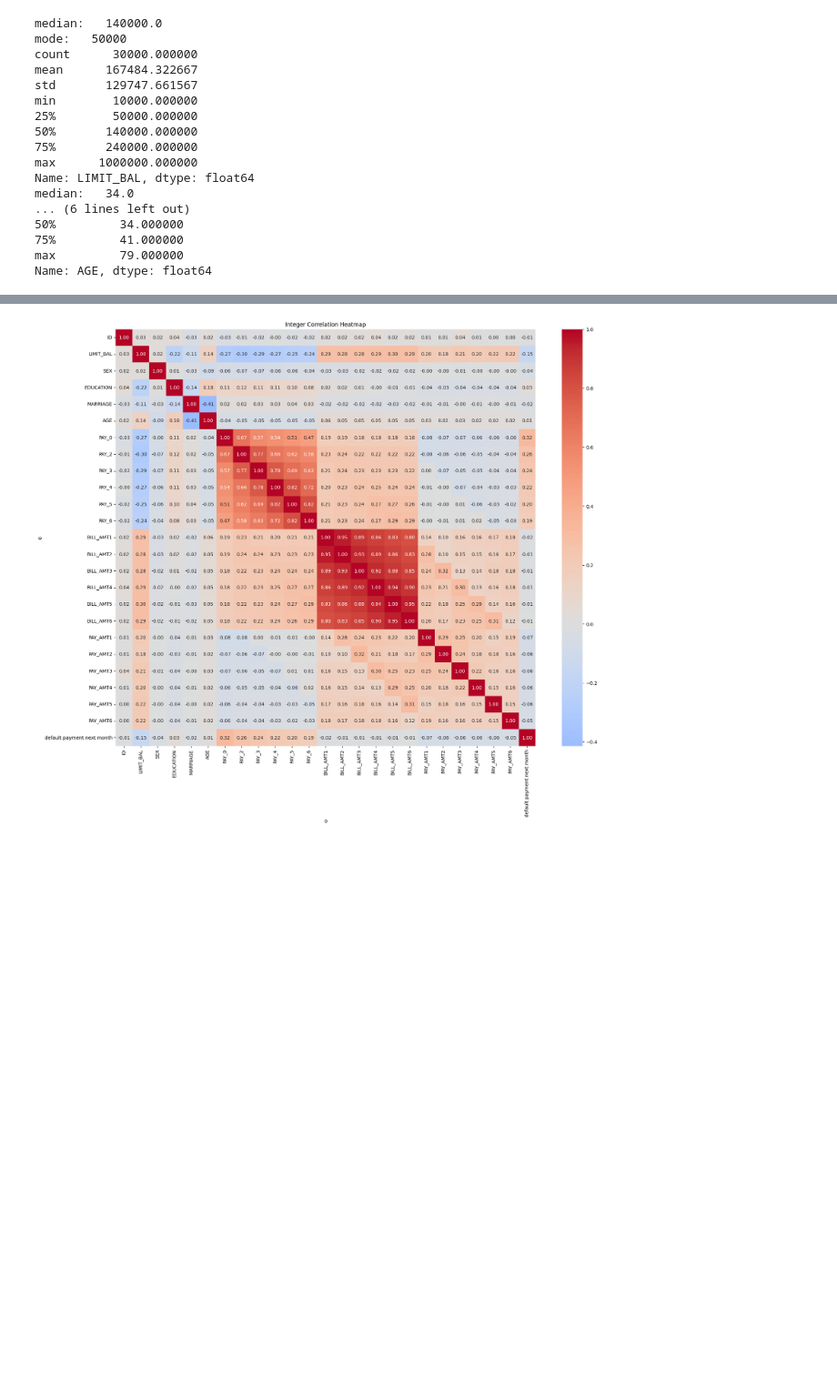
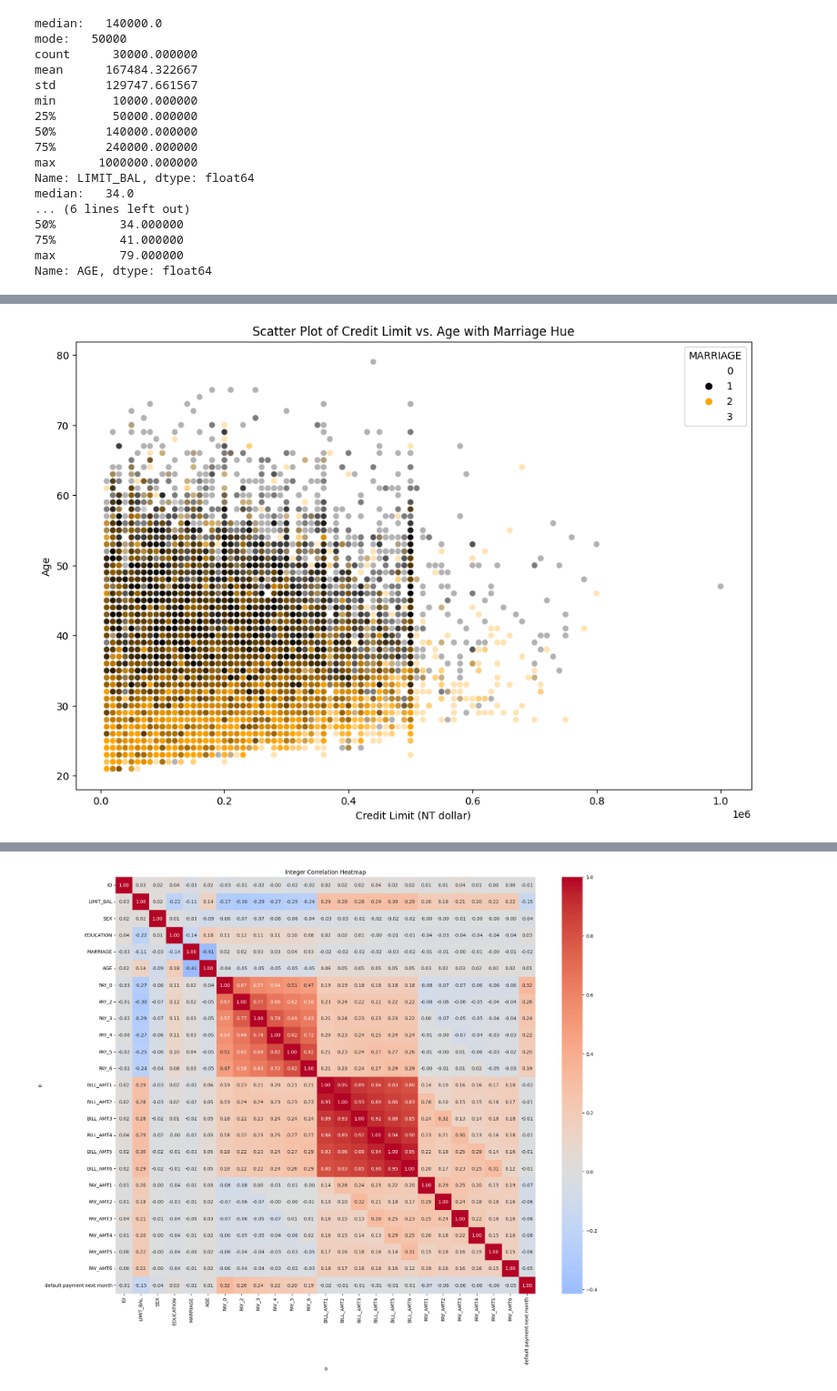
Before and after one commit to enzopimentel/credit_default_analysis, a Jupyter notebook: credit_default_taiwan.ipynb, the cells around one changed output, grey strips where cells are left out. Shown at 91% size. Saved outputs shown, nothing was run; the diff lists cells and outputs as text; code cells hidden in the pictures; blank space fills up the shorter version.

```diff
--- a/credit_default_taiwan.ipynb
+++ b/credit_default_taiwan.ipynb
@@ -318,0 +403,21 @@ plt.show()
+# %%
+# Subset the data
+customer_demographic_2 = df[['LIMIT_BAL', 'AGE', 'MARRIAGE']]
+
+# Create a larger figure
+plt.figure(figsize=(12, 8))
+
+custom_palette = {1: 'black', 2: 'orange', 3: 'white'}
+
+# Create the scatter plot with alpha
+sns.scatterplot(data=customer_demographic_2, x='LIMIT_BAL', y='AGE', hue='MARRIAGE', alpha=0.3, palette=custom_palette)
+
+# Add labels and title
+plt.xlabel('Credit Limit (NT dollar)')
+plt.ylabel('Age')
+plt.title('Scatter Plot of Credit Limit vs. Age with Marriage Hue')
+
+# Show the plot
+plt.show()
+# %% [output]
+[figure, added]
```
Also changed, not shown: parts of 54 cells of this notebook.
